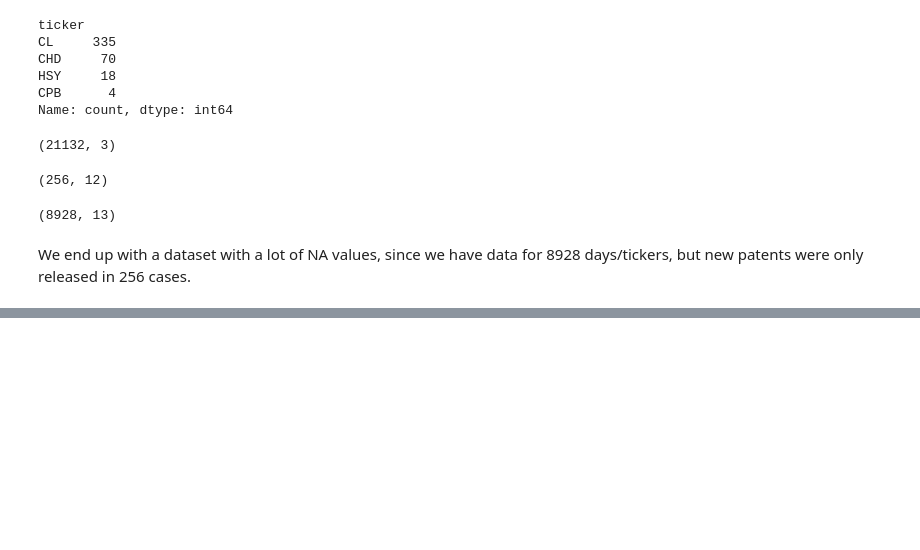
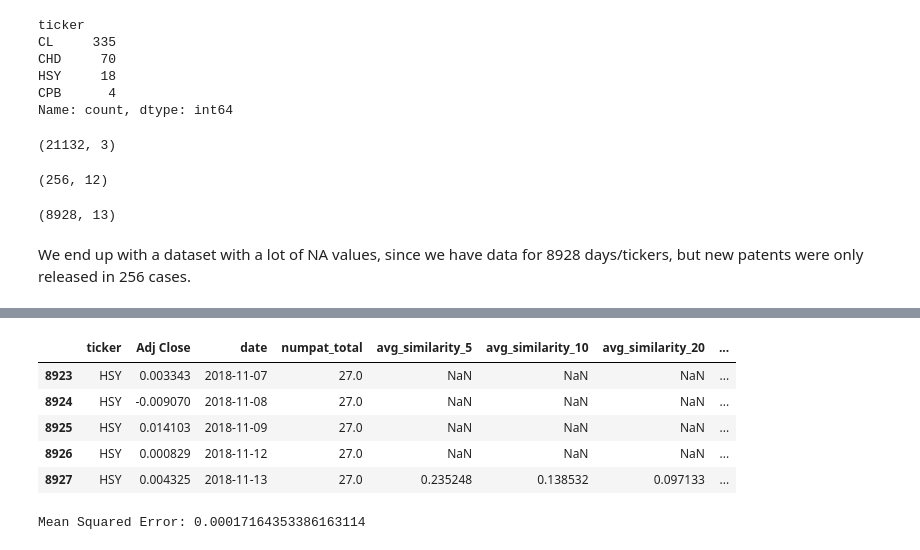
Before and after one commit to CatalinaOdizzio/Forcasting, a Jupyter notebook: 3_Stock prices prediction.ipynb, the cells around one changed output, grey strips where cells are left out. Saved outputs shown, nothing was run; the diff lists cells and outputs as text; code cells hidden in the pictures; blank space fills up the shorter version.

```diff
--- a/3_Stock prices prediction.ipynb
+++ b/3_Stock prices prediction.ipynb
@@ -57,0 +60,14 @@ merged.to_csv("data/stockprices_novelty_merged.csv")
+# %%
+df = pd.read_csv("data/stockprices_novelty_merged.csv").drop(columns=["Unnamed: 0"])
+
+# Sector does not give us extra information
+
+df = df.drop(columns=["sector"])
+
+import pandas as pd
+
+# Calculate the maximum value within each group
+numpatents = df.groupby('ticker')['numpat_total'].transform('max')
+
+# Assign the maximum values to a new column 'max_value'
+df['numpat_total'] = numpatents
@@ -57,0 +142,32 @@ merged.to_csv("data/stockprices_novelty_merged.csv")
+# %%
+# Shifting target by 1 day
+
+# Function for defining Y variable
+
+def make_target(df, t):
+    '''t is the number of periods to shift forward'''
+    df["date"] = pd.to_datetime(df["date"])
+    df = df.sort_values(by=['ticker', 'date'])
+
+    # loop through each period and generate the shift variables
+    for i in range(1, t+1):
+        col_name = f'Adj Close{i}'
+        df[col_name] = df.groupby(['ticker'])['Adj Close'].shift(-i)
+
+    # take the maximum for t periods forward and create the new variable
+    df['target_f{}'.format(t)] = df[[f'Adj Close{i}' for i in range(1, t+1)]].max(axis=1, skipna=False)
+
+    # drop the shift variables
+    df = df.drop(columns=[f'Adj Close{i}' for i in range(1, t+1)])
+
+    return(df)
+# %%
+df_target = make_target(df, 1)
+df_target.tail()
+# %% [output]
+|  | ticker | Adj Close | date | numpat_total | avg_similarity_5 | avg_similarity_10 | avg_similarity_20 | ... |
+| 8923 | HSY | 0.003343 | 2018-11-07 | 27.0 | NaN | NaN | NaN | ... |
+| 8924 | HSY | -0.009070 | 2018-11-08 | 27.0 | NaN | NaN | NaN | ... |
+| 8925 | HSY | 0.014103 | 2018-11-09 | 27.0 | NaN | NaN | NaN | ... |
+| 8926 | HSY | 0.000829 | 2018-11-12 | 27.0 | NaN | NaN | NaN | ... |
+| 8927 | HSY | 0.004325 | 2018-11-13 | 27.0 | 0.235248 | 0.138532 | 0.097133 | ... |
@@ -57,0 +201,14 @@ merged.to_csv("data/stockprices_novelty_merged.csv")
+# %%
+# Create an SVR object with default hyperparameters
+svr = SVR()
+
+# Fit the SVR model to the training data
+svr.fit(X_train_scaled, y_train)
+
+# Make predictions on the test data
+y_pred = svr.predict(X_test_scaled)
+
+mse = mean_squared_error(y_test, y_pred)
+print("Mean Squared Error:", mse)
+# %% [output]
+Mean Squared Error: 0.00017164353386163114
```
Also changed, not shown: parts of 29 cells of this notebook, 1 other file.
